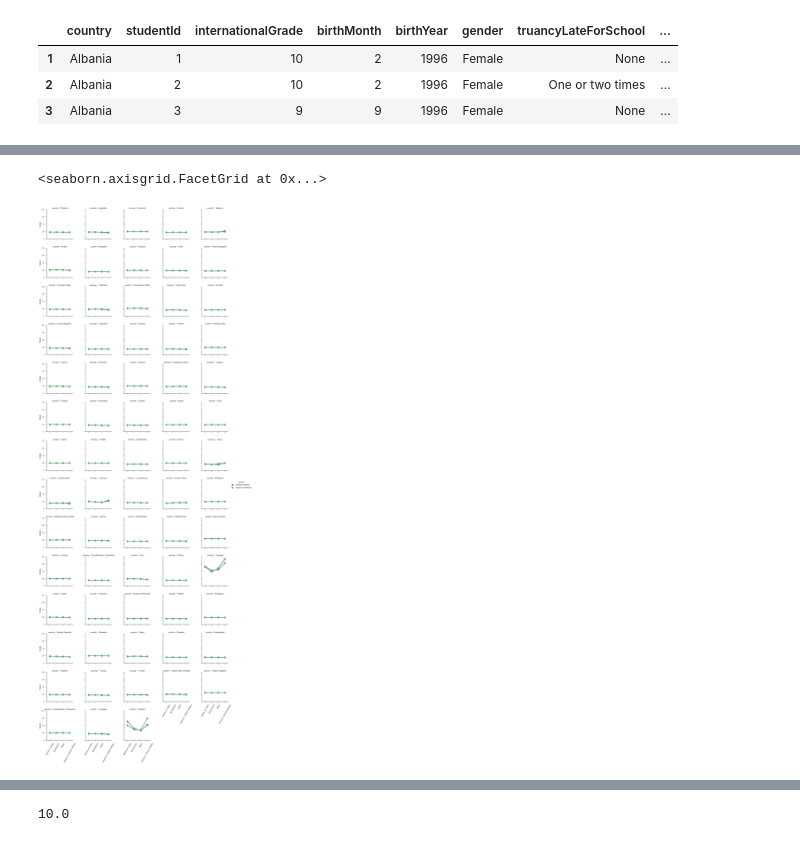
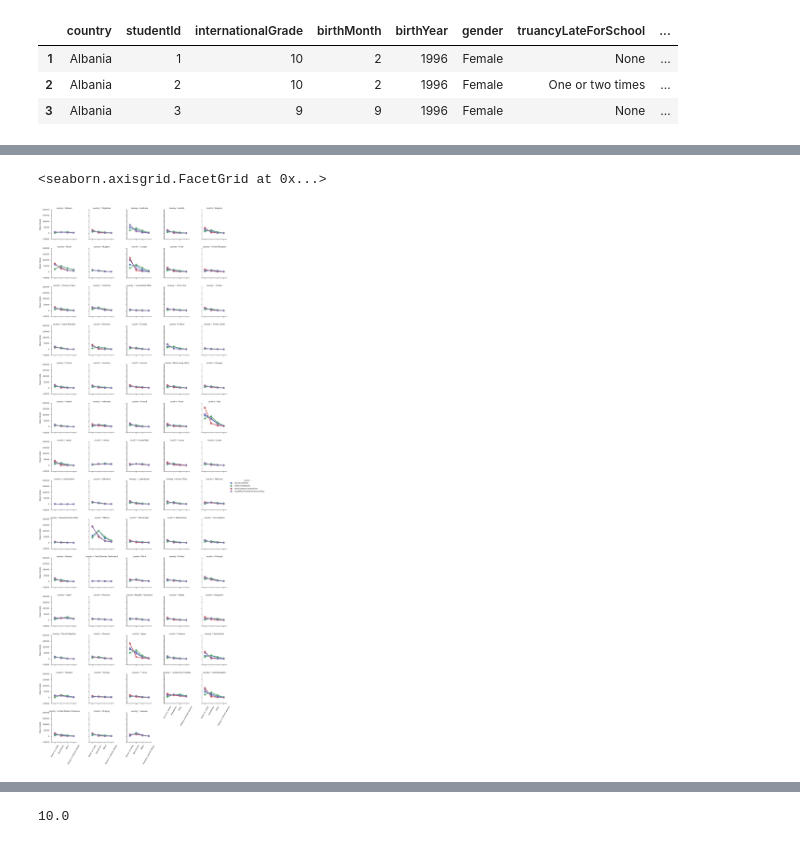
Before and after one commit to brunoassisp/PISA-Data-Viz-project, a Jupyter notebook: PISA_EDA.ipynb, the cells around one changed output, grey strips where cells are left out. Saved outputs shown, nothing was run; the diff lists cells and outputs as text; code cells hidden in the pictures.

Commit message:
Updating jupyter notebook
Developing some plots over the dataset

```diff
--- a/PISA_EDA.ipynb
+++ b/PISA_EDA.ipynb
@@ -121,7 +125,11 @@ print(df_student_behavior['studyMoreThan2ExtraHoursADay'].unique())
 # %%
 def get_variable_frequency(df, var):
-    return df.groupby(['country', var]).mean()['internationalGrade'].reset_index()\
+    return df.groupby(['country', var]).sum()['internationalGrade'].reset_index()\
                 .rename(columns={
                     var: 'frequency',
                     'internationalGrade': var
                 })
+
+def get_df_for_variables(df, var_list):
+    df_result = pd.concat([get_variable_frequency(df, var) for var in var_list], axis=1)
+    return df_result[['country','frequency'] + var_list].T.drop_duplicates().T
@@ -137,23 +136,17 @@ get_variable_frequency(df_student_behavior, 'helpFriendsMaths').head()
 # %%
-df_talkAbout = get_variable_frequency(df_student_behavior, 'talkAboutMaths')
-df_helpFriends = get_variable_frequency(df_student_behavior, 'helpFriendsMaths')
-df_participateInCompetitions = get_variable_frequency(df_student_behavior, 'participateInCompetitions')
+var_list = ['talkAboutMaths','helpFriendsMaths','participateInCompetitions','studyMoreThan2ExtraHoursADay']
 
-df_merge = df_talkAbout.merge(df_helpFriends,
-                              on=['country', 'frequency'],
-                              how='inner')
+df_merge = get_df_for_variables(df_student_behavior, var_list)
 
-# df_merge
-
-df_test = pd.melt(df_merge, id_vars=['country', 'frequency'], value_vars=['talkAboutMaths', 'helpFriendsMaths'])
+df_test = pd.melt(df_merge, id_vars=['country', 'frequency'], value_vars=var_list)
 df_test['frequency'] = df_test['frequency'].astype('category')
-df_test['frequency'].cat.reorder_categories(['Never or rarely', 'Sometimes', 'Often', 'Always or almost always'], inplace=True)
-
+df_test['frequency'].cat.reorder_categories(['Never or rarely', 'Sometimes', 'Often', 'Always or almost always'],
+                                            inplace=True)
 
 g = sns.factorplot(x='frequency', y='value', hue='variable',
                    col='country', data=df_test, col_wrap=5, size=3, aspect=1)
 g.set_xticklabels(rotation=60)
-g.set_axis_labels('', 'Grade')
+g.set_axis_labels('', 'Mean Grade');
 # %% [output]
 <seaborn.axisgrid.FacetGrid at 0x...>
-[figure, old version]
+[figure, new version]
```
Also changed, not shown: parts of 6 cells of this notebook.
